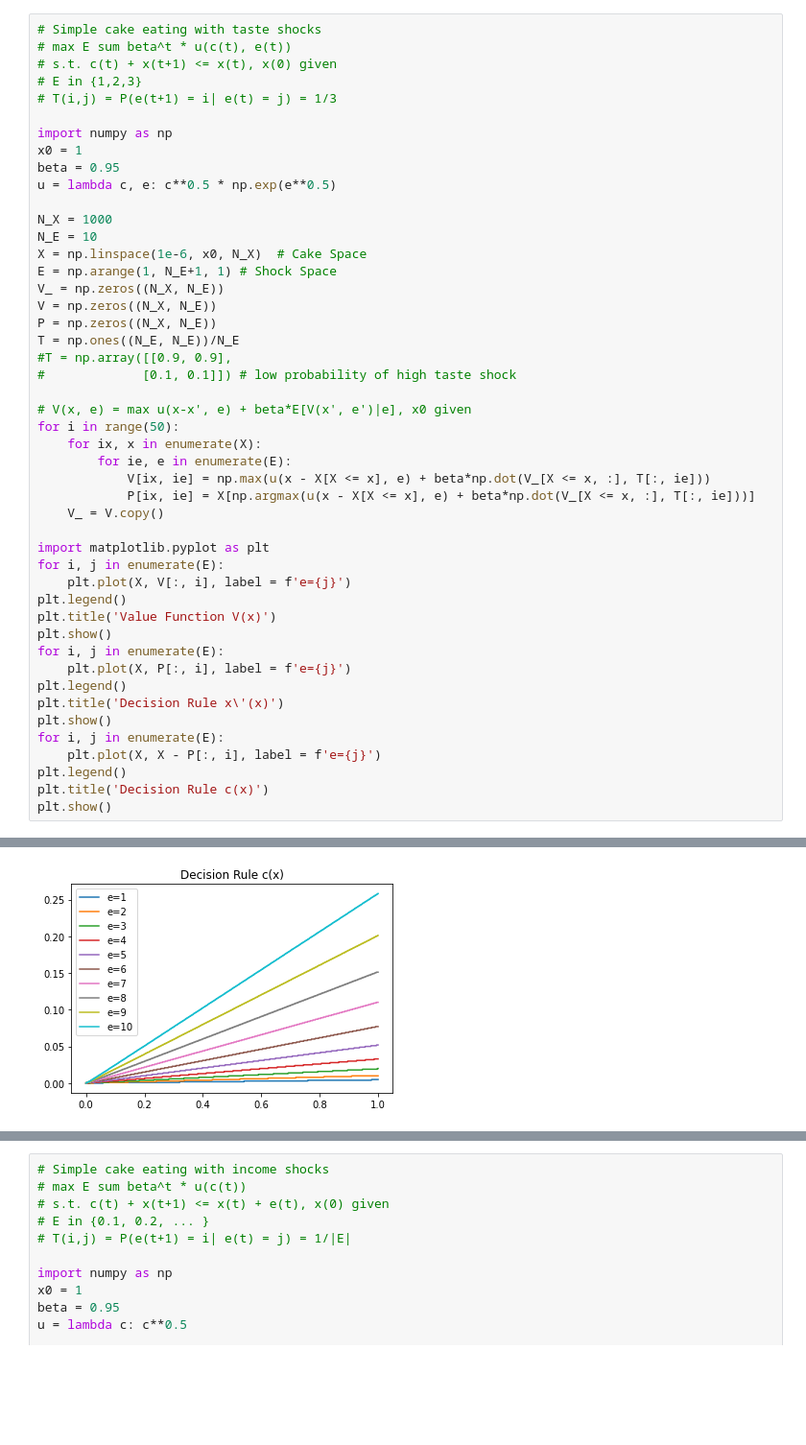
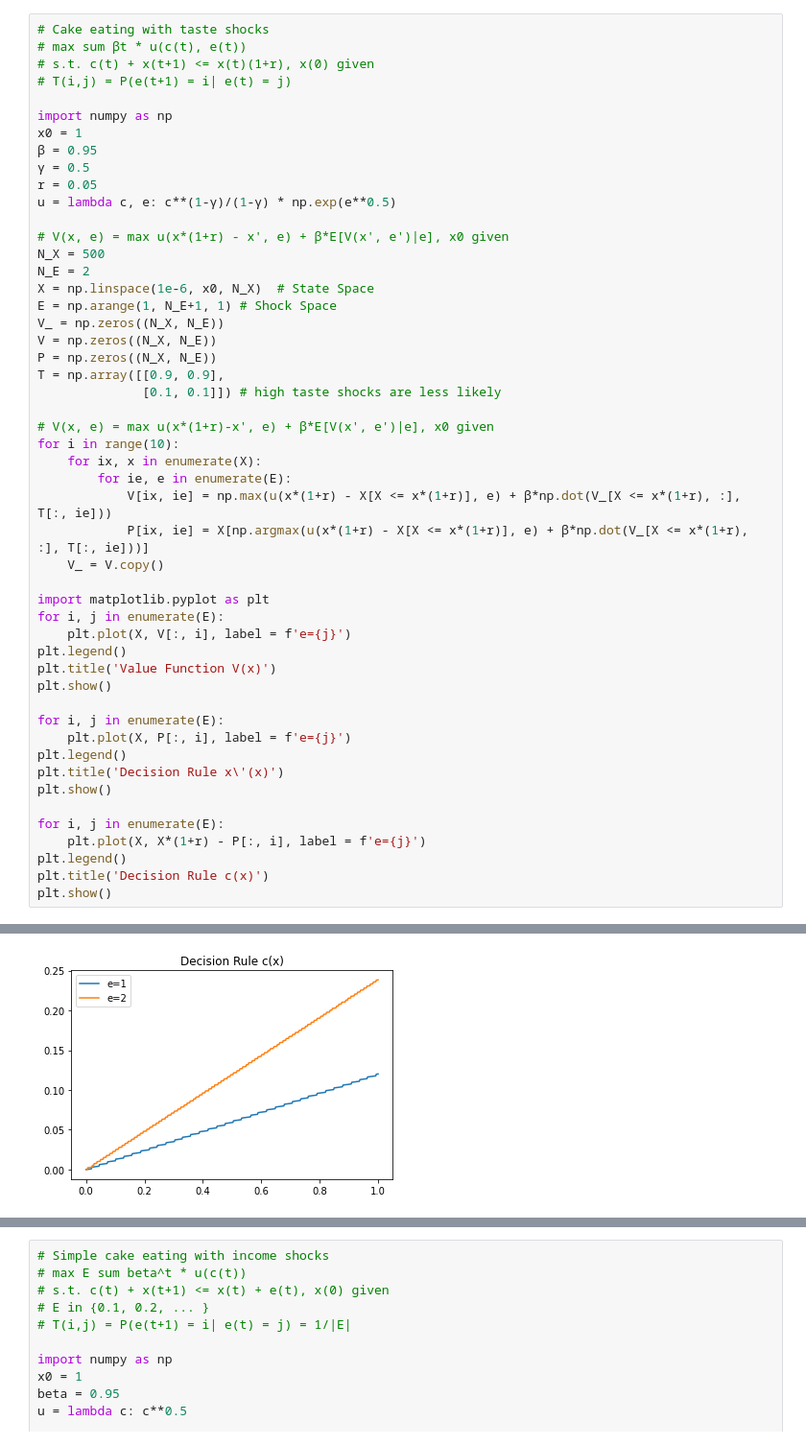
Before and after one commit to rawatpranjal/structural-economics, a Jupyter notebook: DPCake.ipynb, the cells around one changed output, grey strips where cells are left out. Shown: that part at 96% size. Cells and saved outputs as stored; diff of their text form; blank space fills up the shorter version.

```diff
--- a/DPCake.ipynb
+++ b/DPCake.ipynb
@@ -42,32 +45,33 @@ plt.show()
 # %%
-# Simple cake eating with taste shocks
-# max E sum beta^t * u(c(t), e(t))
-# s.t. c(t) + x(t+1) <= x(t), x(0) given
-# E in {1,2,3}
-# T(i,j) = P(e(t+1) = i| e(t) = j) = 1/3
+# Cake eating with taste shocks
+# max sum βt * u(c(t), e(t))
+# s.t. c(t) + x(t+1) <= x(t)(1+r), x(0) given
+# T(i,j) = P(e(t+1) = i| e(t) = j)
 
 import numpy as np
 x0 = 1
-beta = 0.95
-u = lambda c, e: c**0.5 * np.exp(e**0.5)
+β = 0.95
+γ = 0.5
+r = 0.05
+u = lambda c, e: c**(1-γ)/(1-γ) * np.exp(e**0.5)
 
-N_X = 1000
-N_E = 10
-X = np.linspace(1e-6, x0, N_X)  # Cake Space
+# V(x, e) = max u(x*(1+r) - x', e) + β*E[V(x', e')|e], x0 given
+N_X = 500
+N_E = 2
+X = np.linspace(1e-6, x0, N_X)  # State Space
 E = np.arange(1, N_E+1, 1) # Shock Space
 V_ = np.zeros((N_X, N_E))
 V = np.zeros((N_X, N_E))
 P = np.zeros((N_X, N_E))
-T = np.ones((N_E, N_E))/N_E
-#T = np.array([[0.9, 0.9],
-#             [0.1, 0.1]]) # low probability of high taste shock
+T = np.array([[0.9, 0.9],
+              [0.1, 0.1]]) # high taste shocks are less likely
 
-# V(x, e) = max u(x-x', e) + beta*E[V(x', e')|e], x0 given
-for i in range(50):
+# V(x, e) = max u(x*(1+r)-x', e) + β*E[V(x', e')|e], x0 given
+for i in range(10):
     for ix, x in enumerate(X):
         for ie, e in enumerate(E):
-            V[ix, ie] = np.max(u(x - X[X <= x], e) + beta*np.dot(V_[X <= x, :], T[:, ie]))
-            P[ix, ie] = X[np.argmax(u(x - X[X <= x], e) + beta*np.dot(V_[X <= x, :], T[:, ie]))]
+            V[ix, ie] = np.max(u(x*(1+r) - X[X <= x*(1+r)], e) + β*np.dot(V_[X <= x*(1+r), :], T[:, ie]))
+            P[ix, ie] = X[np.argmax(u(x*(1+r) - X[X <= x*(1+r)], e) + β*np.dot(V_[X <= x*(1+r), :], T[:, ie]))]
     V_ = V.copy()
 
 import matplotlib.pyplot as plt
@@ -76,13 +80,15 @@ for i, j in enumerate(E):
 plt.legend()
 plt.title('Value Function V(x)')
 plt.show()
+
 for i, j in enumerate(E):
     plt.plot(X, P[:, i], label = f'e={j}')
 plt.legend()
 plt.title('Decision Rule x\'(x)')
 plt.show()
+
 for i, j in enumerate(E):
-    plt.plot(X, X - P[:, i], label = f'e={j}')
+    plt.plot(X, X*(1+r) - P[:, i], label = f'e={j}')
 plt.legend()
 plt.title('Decision Rule c(x)')
 plt.show()
@@ -92 +98 @@ plt.show()
-[figure, old version]
+[figure, new version]
```
Also changed, not shown: parts of 5 cells of this notebook.
